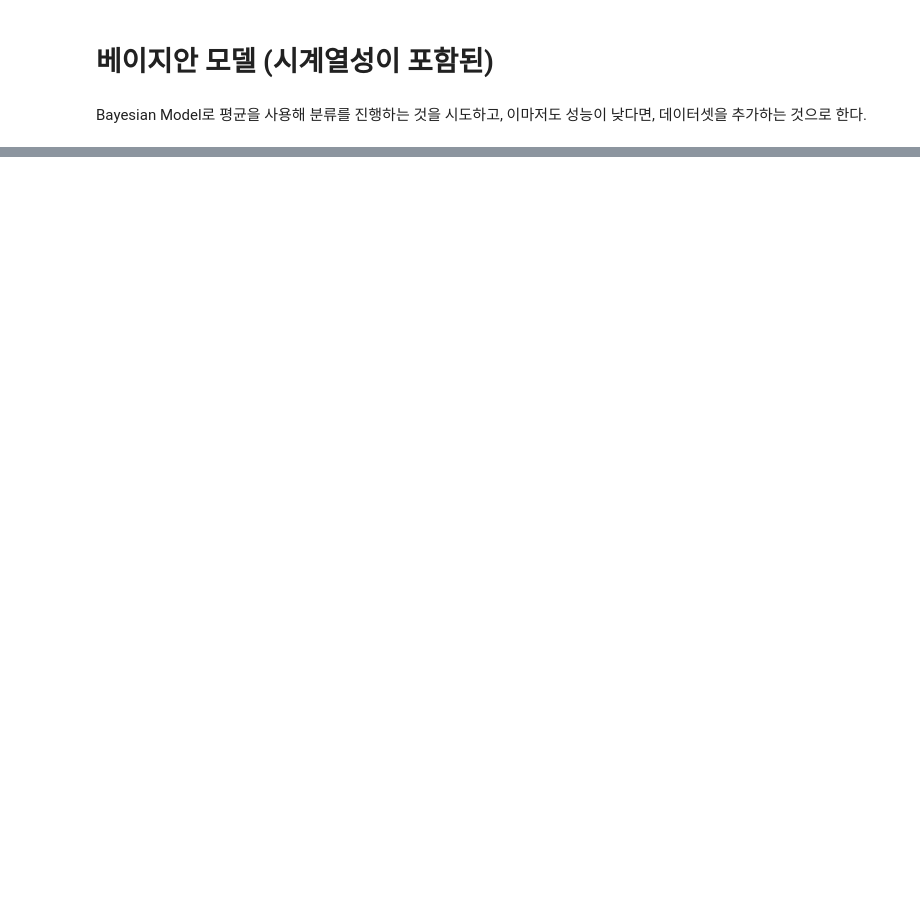
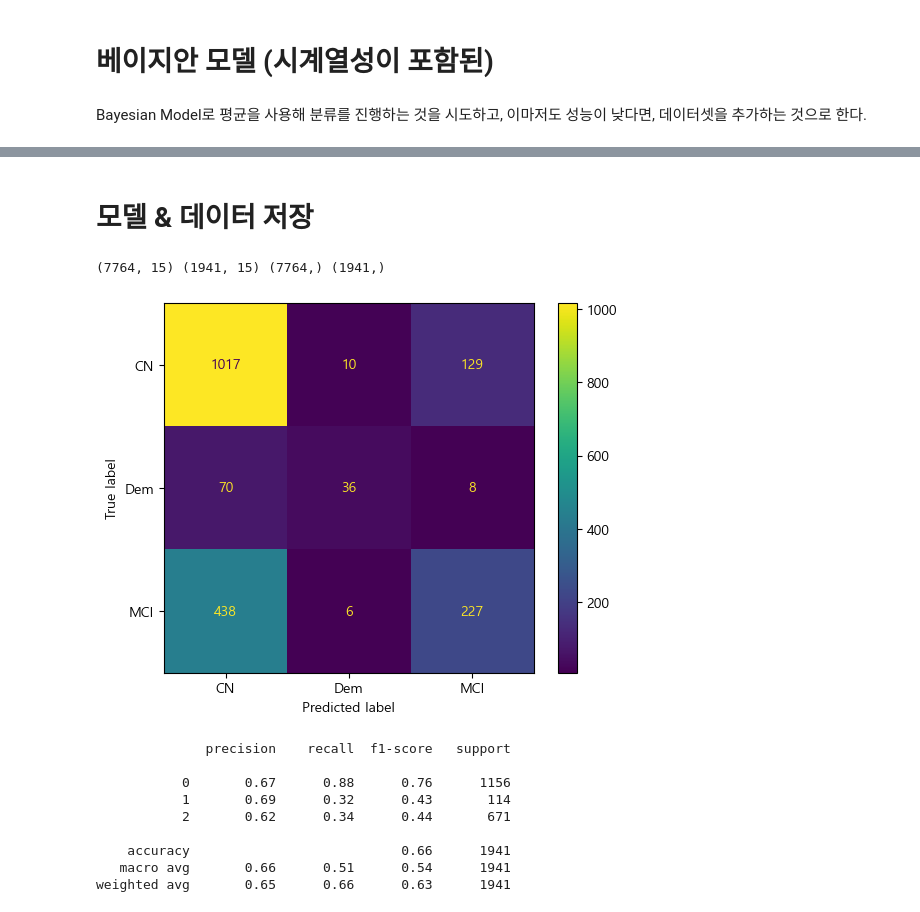
Before and after one commit to youse0ng/StudyOnDementia, a Jupyter notebook: WalkingVariablesEDA5.ipynb, the cells around one changed output, grey strips where cells are left out. Drawn from its saved outputs; the diff is of its cells as text; code cells hidden in the pictures; blank space fills up the shorter version.

```diff
--- a/WalkingVariablesEDA5.ipynb
+++ b/WalkingVariablesEDA5.ipynb
@@ -371,0 +359,34 @@ weighted avg       0.53      0.48      0.49      2427
+# %% [markdown]
+# 모델 & 데이터 저장
+# %%
+import joblib
+import seaborn as sns
+import matplotlib.pyplot as plt
+from sklearn.metrics import confusion_matrix, ConfusionMatrixDisplay, classification_report
+
+print(X_train.shape, X_test.shape, y_train.shape, y_test.shape)
+
+model = joblib.load('RF_BESTMODEL.pkl')
+y_pred = model.predict(X_test)
+
+# 혼동 행렬 계산
+cm = confusion_matrix(y_test, y_pred, labels=model.classes_)
+
+# 혼동 행렬 시각화
+disp = ConfusionMatrixDisplay(cm,display_labels=['CN','Dem','MCI'],)
+disp.plot()
+plt.show()
+
+print(classification_report(y_test,y_pred))
+# %% [output]
+(7764, 15) (1941, 15) (7764,) (1941,)
+[figure, added]
+              precision    recall  f1-score   support
+
+           0       0.67      0.88      0.76      1156
+           1       0.69      0.32      0.43       114
+           2       0.62      0.34      0.44       671
+
+    accuracy                           0.66      1941
+   macro avg       0.66      0.51      0.54      1941
+weighted avg       0.65      0.66      0.63      1941
```
Also changed, not shown: parts of 12 cells of this notebook, 5 other files.
